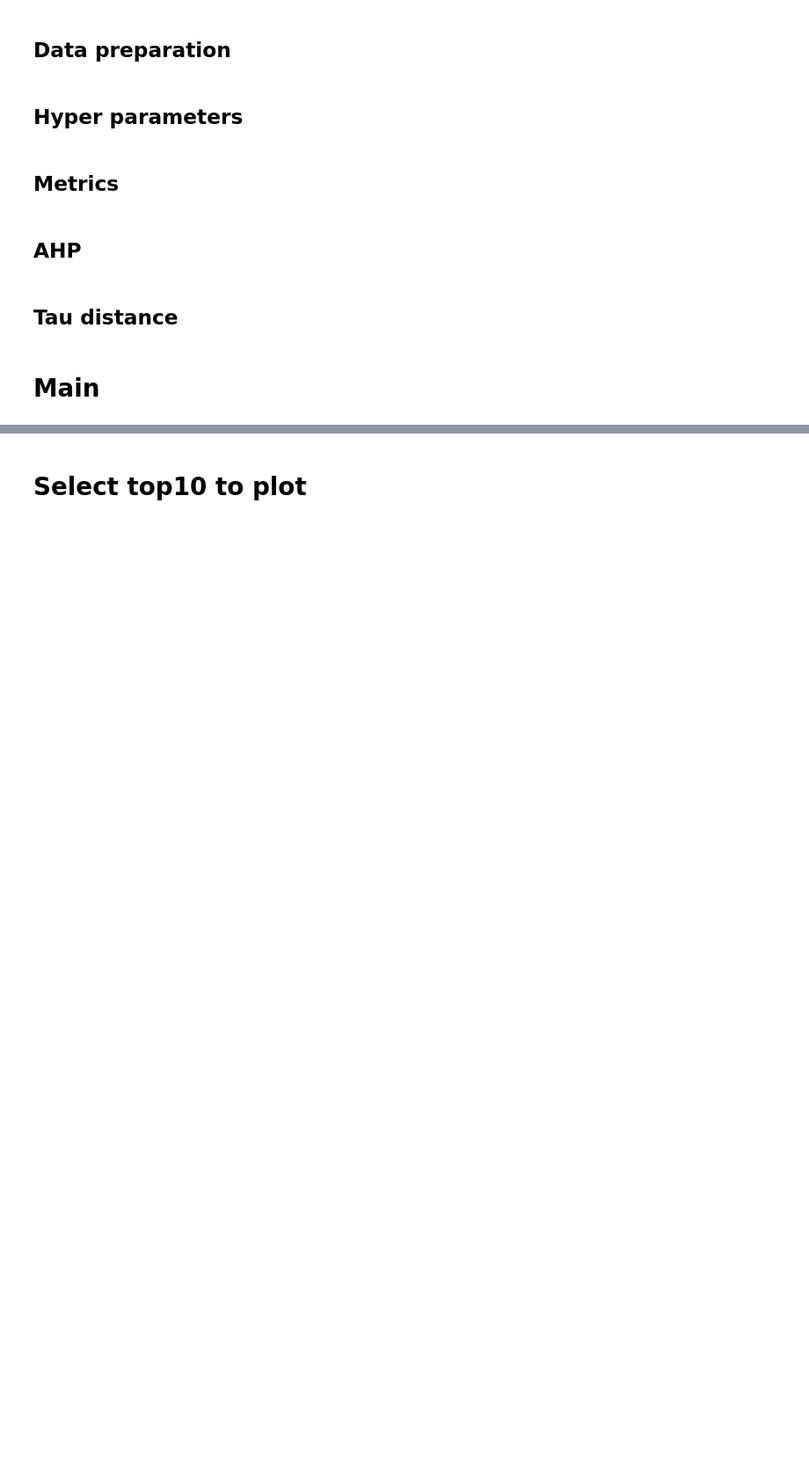
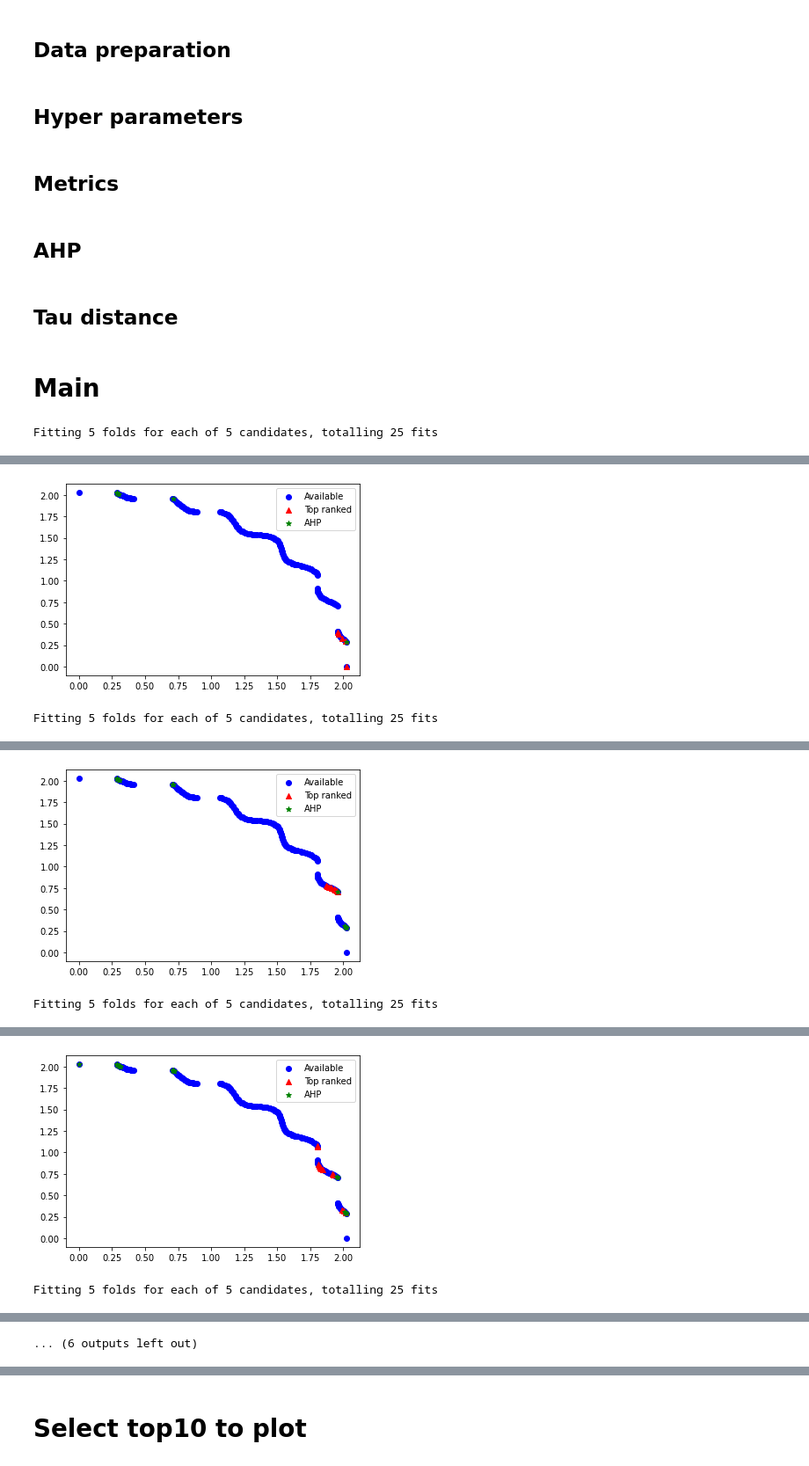
Before and after one commit to mvoicer/cbic-2021-learning-preferences, a Jupyter notebook: CBIC_teste.ipynb, the cells around one changed output, grey strips where cells are left out. Shown at 88% size. Cells and saved outputs as stored; diff of their text form; code cells hidden in the pictures; blank space fills up the shorter version.

```diff
--- a/CBIC_teste.ipynb
+++ b/CBIC_teste.ipynb
@@ -50,9 +50,8 @@ accepted_error = .5         # max tau distance accepted between current ranking
 Dataset
 # %%
 # Decision variables
-df_var = pd.read_csv("Data/NSGAIII_GPD03_M2_DEC.CSV", header=None)
-df_var = df_var.iloc[0:70, :].round(5)
+df_var = pd.read_csv("Data/NSGAIII_GPD03_M2_DEC.CSV", header=None)      # decision variables
+df_obj = pd.read_csv('Data/NSGAIII_GPD03_M2_OBJ.CSV', header=None)      # values in Pareto front
+
+npop, nvar = df_var.shape
+nobj = df_obj.shape[1]
-# %%
-# Objective values
-df_obj = pd.read_csv('Data/NSGAIII_GPD03_M2_OBJ.CSV', header=None)
-df_obj = df_obj.iloc[0:70, :].round(5)
@@ -123,8 +118,7 @@ def notas_pref(A):
 # %%
 def create_subsample(df_var, df_pref, nobj, index):
   '''
-  Funcao que cria as sub-dataframes com as features (alternativas) e o
-  target (preferencia em cada objetivo).
+  Create sub-dataframes with the features (alternatives) and target (value in the objective space).
   '''
   # Create a df_aux that receive the features concatenated (objectives) and targets (preference)
   sub_df = pd.DataFrame(np.zeros((len(index), df_var.shape[1]*2 + nobj)))
@@ -133,7 +127,8 @@ def create_subsample(df_var, df_pref, nobj, index):
   for i in index:
     for j in index:
       # Concatenate the two rows - i.e. values of the objectives and the preference between the two objectives
-      sub_df.loc[cont] = pd.concat([df_var.loc[i], df_var.loc[j], df_pref.loc[i, j]], axis = 0, ignore_index = True) #Rezende, T. (2021)
+      sub_df.loc[cont] = pd.concat([df_var.loc[i], df_var.loc[j], \
+                                    df_pref.loc[i, j]], axis = 0, ignore_index = True)
       cont += 1
 
   return sub_df
@@ -248,7 +229,9 @@ def tau_distance(r1, r2):
   return tau
 
 def normalised_kendall_tau_distance(r1, r2):
-    """Compute the Kendall tau distance."""
+    """
+    Compute the normalized Kendall tau distance.
+    """
     n = len(r1)
     assert len(r2) == n, "Both lists have to be of equal length"
     i, j = np.meshgrid(np.arange(n), np.arange(n))
@@ -285,21 +263,22 @@ rank_aleatory = aleatory.copy()
 current_previous = []
 current_ahp = []
 
-# Metricas
+# Metrics
 mse = []
 rmse = []
 r2 = []
 mape = []
 
-# Iteracoes e amostras
+# Iterations
 iteration = []
+itera = 0
 
-itera = 0
+temp = 1
 for aux in tqdm(range(len_Q, npop, len_Q)):
     itera += 1
 
     # Define Q and N-Q indexes
-    Q_index = aleatory[0:aux]
+    Q_index = rank_aleatory[0:aux]
     N_Q_index = [x for x in index if x not in Q_index]
 
     # Train
@@ -314,7 +293,7 @@ for aux in tqdm(range(len_Q, npop, len_Q)):
     # Model training
     # tuned_model.fit(X_train, y_train)
     # Fine tunning in the 1st iteration
-    if current_previous[itera-1] > accepted_error:
+    if temp > accepted_error:
         tuned_model = fine_tunning(CV, X_train, y_train)
         with open("tuned_model_cbic.pkl", 'wb') as arq:      # Save best model
             pickle.dump(tuned_model, arq)
@@ -342,7 +321,8 @@ for aux in tqdm(range(len_Q, npop, len_Q)):
     rank_predicted = ahp(df_merged).index
 
     # Calculate distances
-    current_previous.append(normalised_kendall_tau_distance(r1 = rank_aleatory, r2 = rank_predicted))
+    temp = normalised_kendall_tau_distance(r1 = rank_aleatory, r2 = rank_predicted)
+    current_previous.append(temp)
     current_ahp.append(normalised_kendall_tau_distance(r1 = rank_ahp, r2 = rank_predicted))
 
     df_obj = pd.DataFrame(df_obj)
@@ -355,7 +335,7 @@ for aux in tqdm(range(len_Q, npop, len_Q)):
     # Update the ranking
     rank_aleatory = rank_predicted
 
+    # Storage the iterations
     iteration.append(itera)
-    if itera == 5:
-        break
-    # break
+# %% [output]
+Fitting 5 folds for each of 5 candidates, totalling 25 fits
@@ -361,0 +344,2 @@ for aux in tqdm(range(len_Q, npop, len_Q)):
+[figure, added]
+Fitting 5 folds for each of 5 candidates, totalling 25 fits
@@ -361,0 +348,2 @@ for aux in tqdm(range(len_Q, npop, len_Q)):
+[figure, added]
+Fitting 5 folds for each of 5 candidates, totalling 25 fits
@@ -361,0 +352,2 @@ for aux in tqdm(range(len_Q, npop, len_Q)):
+[figure, added]
+Fitting 5 folds for each of 5 candidates, totalling 25 fits
@@ -362,3 +357,4 @@ for aux in tqdm(range(len_Q, npop, len_Q)):
+... (6 outputs left out)
 # %%
 # Merge the results
 results = pd.DataFrame({'Iteration': iteration,
```
Also changed, not shown: parts of 14 cells of this notebook.
